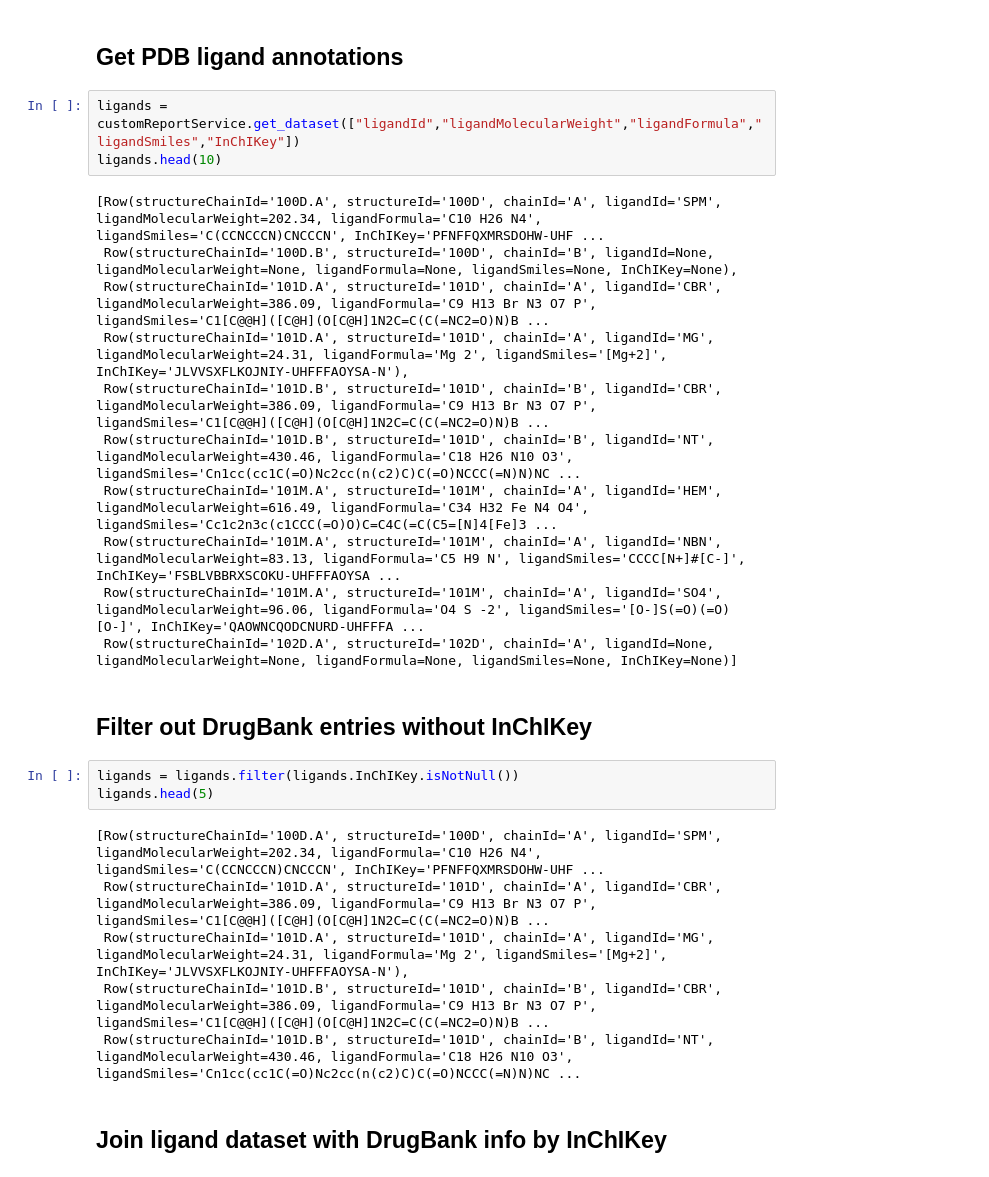
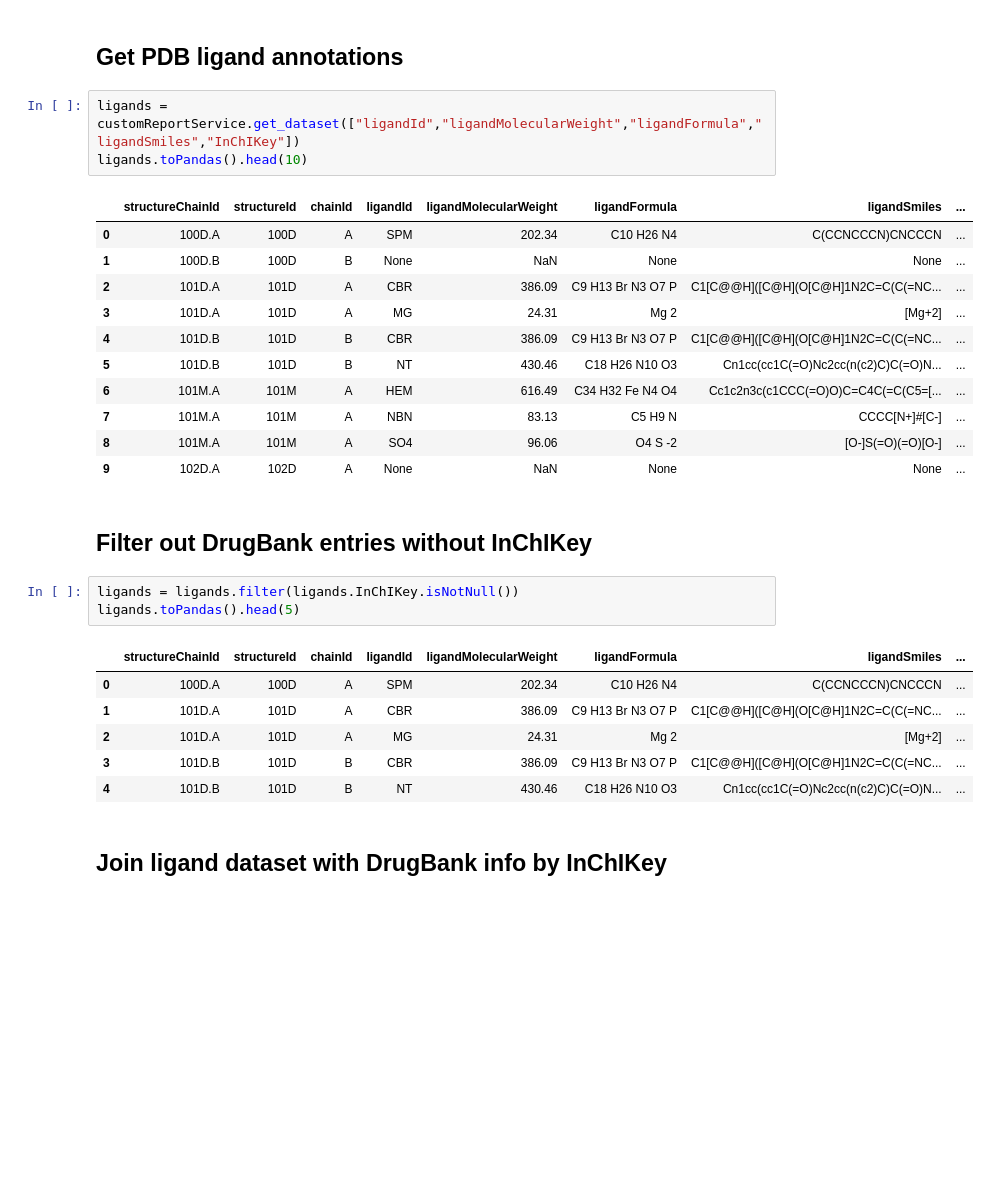
Before and after one commit to sbl-sdsc/mmtf-pyspark, a Jupyter notebook: demos/applications/PdbDrugBankMapping.ipynb, the cells around one changed output. Cells and saved outputs as stored; diff of their text form; blank space fills up the shorter version.

```diff
--- a/demos/applications/PdbDrugBankMapping.ipynb
+++ b/demos/applications/PdbDrugBankMapping.ipynb
@@ -41,29 +44,31 @@ drugBank.head(5)
 ## Get PDB ligand annotations
 # %%
 ligands = customReportService.get_dataset(["ligandId","ligandMolecularWeight","ligandFormula","ligandSmiles","InChIKey"])
-ligands.head(10)
+ligands.toPandas().head(10)
 # %% [output]
-[Row(structureChainId='100D.A', structureId='100D', chainId='A', ligandId='SPM', ligandMolecularWeight=202.34, ligandFormula='C10 H26 N4', ligandSmiles='C(CCNCCCN)CNCCCN', InChIKey='PFNFFQXMRSDOHW-UHF ...
- Row(structureChainId='100D.B', structureId='100D', chainId='B', ligandId=None, ligandMolecularWeight=None, ligandFormula=None, ligandSmiles=None, InChIKey=None),
- Row(structureChainId='101D.A', structureId='101D', chainId='A', ligandId='CBR', ligandMolecularWeight=386.09, ligandFormula='C9 H13 Br N3 O7 P', ligandSmiles='C1[C@@H]([C@H](O[C@H]1N2C=C(C(=NC2=O)N)B ...
- Row(structureChainId='101D.A', structureId='101D', chainId='A', ligandId='MG', ligandMolecularWeight=24.31, ligandFormula='Mg 2', ligandSmiles='[Mg+2]', InChIKey='JLVVSXFLKOJNIY-UHFFFAOYSA-N'),
- Row(structureChainId='101D.B', structureId='101D', chainId='B', ligandId='CBR', ligandMolecularWeight=386.09, ligandFormula='C9 H13 Br N3 O7 P', ligandSmiles='C1[C@@H]([C@H](O[C@H]1N2C=C(C(=NC2=O)N)B ...
- Row(structureChainId='101D.B', structureId='101D', chainId='B', ligandId='NT', ligandMolecularWeight=430.46, ligandFormula='C18 H26 N10 O3', ligandSmiles='Cn1cc(cc1C(=O)Nc2cc(n(c2)C)C(=O)NCCC(=N)N)NC ...
- Row(structureChainId='101M.A', structureId='101M', chainId='A', ligandId='HEM', ligandMolecularWeight=616.49, ligandFormula='C34 H32 Fe N4 O4', ligandSmiles='Cc1c2n3c(c1CCC(=O)O)C=C4C(=C(C5=[N]4[Fe]3 ...
- Row(structureChainId='101M.A', structureId='101M', chainId='A', ligandId='NBN', ligandMolecularWeight=83.13, ligandFormula='C5 H9 N', ligandSmiles='CCCC[N+]#[C-]', InChIKey='FSBLVBBRXSCOKU-UHFFFAOYSA ...
- Row(structureChainId='101M.A', structureId='101M', chainId='A', ligandId='SO4', ligandMolecularWeight=96.06, ligandFormula='O4 S -2', ligandSmiles='[O-]S(=O)(=O)[O-]', InChIKey='QAOWNCQODCNURD-UHFFFA ...
- Row(structureChainId='102D.A', structureId='102D', chainId='A', ligandId=None, ligandMolecularWeight=None, ligandFormula=None, ligandSmiles=None, InChIKey=None)]
+|  | structureChainId | structureId | chainId | ligandId | ligandMolecularWeight | ligandFormula | ligandSmiles | ... |
+| 0 | 100D.A | 100D | A | SPM | 202.34 | C10 H26 N4 | C(CCNCCCN)CNCCCN | ... |
+| 1 | 100D.B | 100D | B | None | NaN | None | None | ... |
+| 2 | 101D.A | 101D | A | CBR | 386.09 | C9 H13 Br N3 O7 P | C1[C@@H]([C@H](O[C@H]1N2C=C(C(=NC... | ... |
+| 3 | 101D.A | 101D | A | MG | 24.31 | Mg 2 | [Mg+2] | ... |
+| 4 | 101D.B | 101D | B | CBR | 386.09 | C9 H13 Br N3 O7 P | C1[C@@H]([C@H](O[C@H]1N2C=C(C(=NC... | ... |
+| 5 | 101D.B | 101D | B | NT | 430.46 | C18 H26 N10 O3 | Cn1cc(cc1C(=O)Nc2cc(n(c2)C)C(=O)N... | ... |
+| 6 | 101M.A | 101M | A | HEM | 616.49 | C34 H32 Fe N4 O4 | Cc1c2n3c(c1CCC(=O)O)C=C4C(=C(C5=[... | ... |
+| 7 | 101M.A | 101M | A | NBN | 83.13 | C5 H9 N | CCCC[N+]#[C-] | ... |
+| 8 | 101M.A | 101M | A | SO4 | 96.06 | O4 S -2 | [O-]S(=O)(=O)[O-] | ... |
+| 9 | 102D.A | 102D | A | None | NaN | None | None | ... |
 # %% [markdown]
 ## Filter out DrugBank entries without InChIKey
 # %%
 ligands = ligands.filter(ligands.InChIKey.isNotNull())
-ligands.head(5)
+ligands.toPandas().head(5)
 # %% [output]
-[Row(structureChainId='100D.A', structureId='100D', chainId='A', ligandId='SPM', ligandMolecularWeight=202.34, ligandFormula='C10 H26 N4', ligandSmiles='C(CCNCCCN)CNCCCN', InChIKey='PFNFFQXMRSDOHW-UHF ...
- Row(structureChainId='101D.A', structureId='101D', chainId='A', ligandId='CBR', ligandMolecularWeight=386.09, ligandFormula='C9 H13 Br N3 O7 P', ligandSmiles='C1[C@@H]([C@H](O[C@H]1N2C=C(C(=NC2=O)N)B ...
- Row(structureChainId='101D.A', structureId='101D', chainId='A', ligandId='MG', ligandMolecularWeight=24.31, ligandFormula='Mg 2', ligandSmiles='[Mg+2]', InChIKey='JLVVSXFLKOJNIY-UHFFFAOYSA-N'),
- Row(structureChainId='101D.B', structureId='101D', chainId='B', ligandId='CBR', ligandMolecularWeight=386.09, ligandFormula='C9 H13 Br N3 O7 P', ligandSmiles='C1[C@@H]([C@H](O[C@H]1N2C=C(C(=NC2=O)N)B ...
- Row(structureChainId='101D.B', structureId='101D', chainId='B', ligandId='NT', ligandMolecularWeight=430.46, ligandFormula='C18 H26 N10 O3', ligandSmiles='Cn1cc(cc1C(=O)Nc2cc(n(c2)C)C(=O)NCCC(=N)N)NC ...
+|  | structureChainId | structureId | chainId | ligandId | ligandMolecularWeight | ligandFormula | ligandSmiles | ... |
+| 0 | 100D.A | 100D | A | SPM | 202.34 | C10 H26 N4 | C(CCNCCCN)CNCCCN | ... |
+| 1 | 101D.A | 101D | A | CBR | 386.09 | C9 H13 Br N3 O7 P | C1[C@@H]([C@H](O[C@H]1N2C=C(C(=NC... | ... |
+| 2 | 101D.A | 101D | A | MG | 24.31 | Mg 2 | [Mg+2] | ... |
+| 3 | 101D.B | 101D | B | CBR | 386.09 | C9 H13 Br N3 O7 P | C1[C@@H]([C@H](O[C@H]1N2C=C(C(=NC... | ... |
+| 4 | 101D.B | 101D | B | NT | 430.46 | C18 H26 N10 O3 | Cn1cc(cc1C(=O)Nc2cc(n(c2)C)C(=O)N... | ... |
 # %% [markdown]
 ## Join ligand dataset with DrugBank info by InChIKey
 # %%
```
Also changed, not shown: parts of 12 cells of this notebook.
